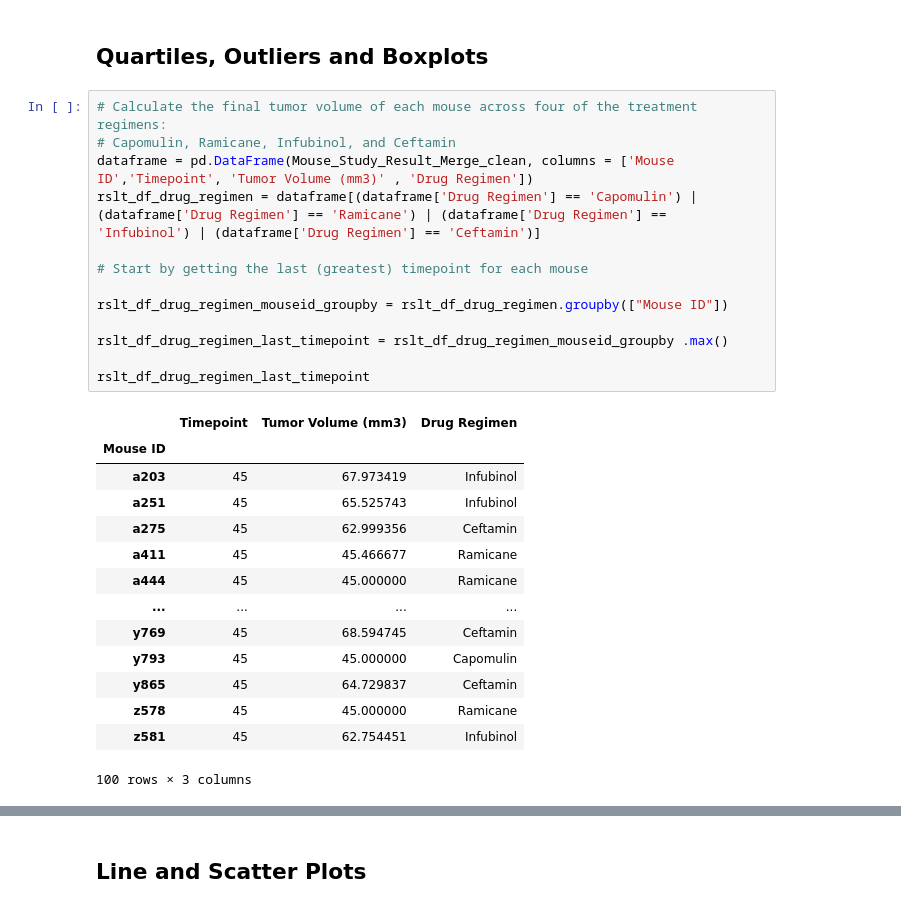
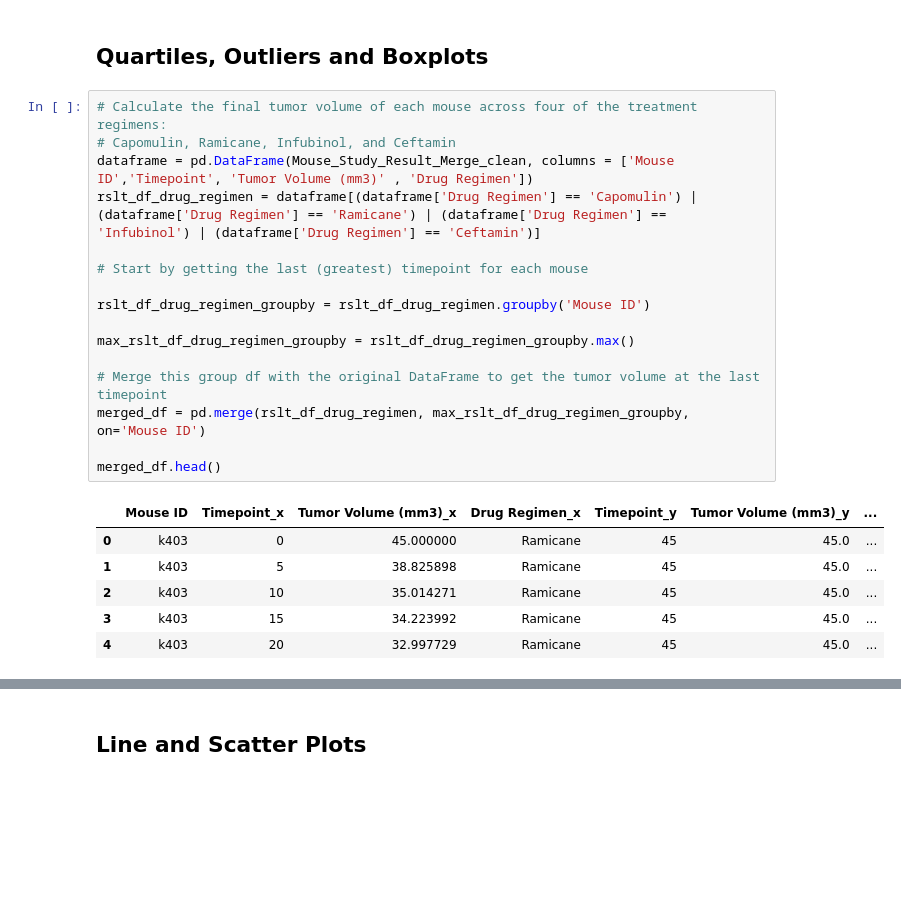
Before and after one commit to majirajib4747/pandas-challenge, a Jupyter notebook: Module5_DataVisualization_Challenge/pymaceuticals_completed.ipynb, the cells around one changed output, grey strips where cells are left out. Drawn from its saved outputs; the diff is of its cells as text; blank space fills up the shorter version.

```diff
--- a/Module5_DataVisualization_Challenge/pymaceuticals_completed.ipynb
+++ b/Module5_DataVisualization_Challenge/pymaceuticals_completed.ipynb
@@ -182,28 +182,23 @@ plt.show()
 # %%
 # Calculate the final tumor volume of each mouse across four of the treatment regimens:
 # Capomulin, Ramicane, Infubinol, and Ceftamin
 dataframe = pd.DataFrame(Mouse_Study_Result_Merge_clean, columns = ['Mouse ID','Timepoint', 'Tumor Volume (mm3)' , 'Drug Regimen'])
 rslt_df_drug_regimen = dataframe[(dataframe['Drug Regimen'] == 'Capomulin') |(dataframe['Drug Regimen'] == 'Ramicane') | (dataframe['Drug Regimen'] == 'Infubinol') | (dataframe['Drug Regimen'] == 'Ceftamin')]
 
 # Start by getting the last (greatest) timepoint for each mouse
 
-rslt_df_drug_regimen_mouseid_groupby = rslt_df_drug_regimen.groupby(["Mouse ID"])
+rslt_df_drug_regimen_groupby = rslt_df_drug_regimen.groupby('Mouse ID')
 
-rslt_df_drug_regimen_last_timepoint = rslt_df_drug_regimen_mouseid_groupby .max()
+max_rslt_df_drug_regimen_groupby = rslt_df_drug_regimen_groupby.max()
 
-rslt_df_drug_regimen_last_timepoint
+# Merge this group df with the original DataFrame to get the tumor volume at the last timepoint
+merged_df = pd.merge(rslt_df_drug_regimen, max_rslt_df_drug_regimen_groupby, on='Mouse ID')
+
+merged_df.head()
 # %% [output]
-|  | Timepoint | Tumor Volume (mm3) | Drug Regimen |
-| Mouse ID |  |  |  |
-| a203 | 45 | 67.973419 | Infubinol |
-| a251 | 45 | 65.525743 | Infubinol |
-| a275 | 45 | 62.999356 | Ceftamin |
-| a411 | 45 | 45.466677 | Ramicane |
-| a444 | 45 | 45.000000 | Ramicane |
-| ... | ... | ... | ... |
-| y769 | 45 | 68.594745 | Ceftamin |
-| y793 | 45 | 45.000000 | Capomulin |
-| y865 | 45 | 64.729837 | Ceftamin |
-| z578 | 45 | 45.000000 | Ramicane |
-| z581 | 45 | 62.754451 | Infubinol |
+|  | Mouse ID | Timepoint_x | Tumor Volume (mm3)_x | Drug Regimen_x | Timepoint_y | Tumor Volume (mm3)_y | ... |
+| 0 | k403 | 0 | 45.000000 | Ramicane | 45 | 45.0 | ... |
+| 1 | k403 | 5 | 38.825898 | Ramicane | 45 | 45.0 | ... |
+| 2 | k403 | 10 | 35.014271 | Ramicane | 45 | 45.0 | ... |
+| 3 | k403 | 15 | 34.223992 | Ramicane | 45 | 45.0 | ... |
+| 4 | k403 | 20 | 32.997729 | Ramicane | 45 | 45.0 | ... |
-100 rows × 3 columns
```
Also changed, not shown: parts of 4 cells of this notebook.
